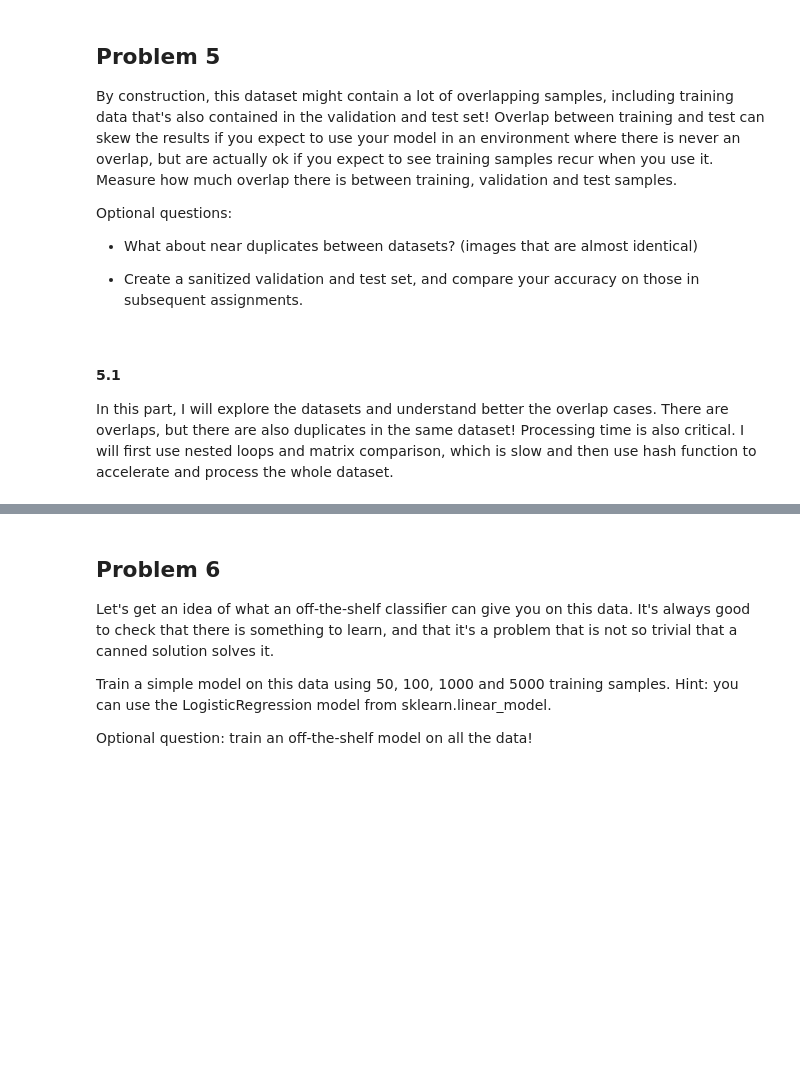
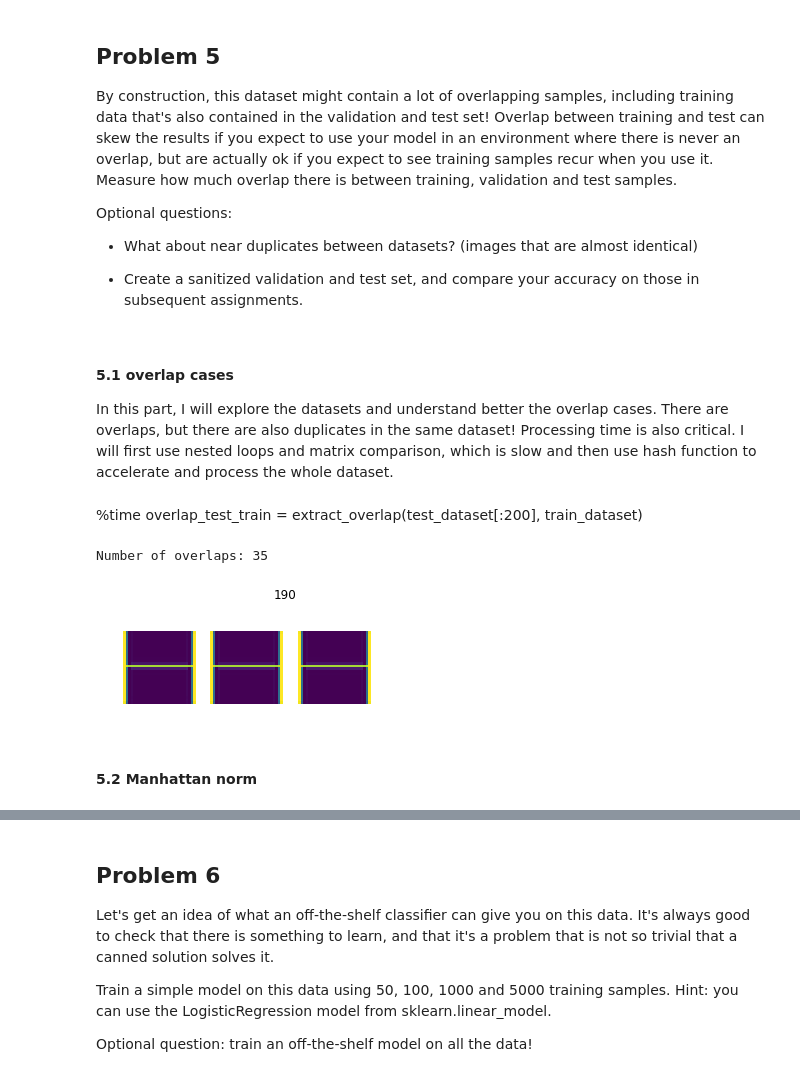
Before and after one commit to patadadeburro/deep_learning_uda730, a Jupyter notebook: assignement_1.ipynb, the cells around one changed output, grey strips where cells are left out. Cells and saved outputs as stored; diff of their text form; code cells hidden in the pictures; blank space fills up the shorter version.

```diff
--- a/assignement_1.ipynb
+++ b/assignement_1.ipynb
@@ -601,11 +603,14 @@ Optional questions:
 
 * Create a sanitized validation and test set, and compare your accuracy on those in subsequent assignments.
 # %% [markdown]
-#### 5.1
+#### 5.1 overlap cases
 In this part, I will explore the datasets and understand better the overlap cases. There are overlaps, but there are also duplicates in the same dataset! Processing time is also critical. I will first use nested loops and matrix comparison, which is slow and then use hash function to accelerate and process the whole dataset.
 # %%
 def display_overlap(overlap, source_dataset, target_dataset):
-  item = random.choice(overlap.keys())
+  ##item = random.choice(overlap.keys())
+
+  item = random.choice( list( overlap.keys() ) )
+
   imgs = np.concatenate(([source_dataset[item]], target_dataset[overlap[item][0:7]]))
   plt.suptitle(item)
   for i, img in enumerate(imgs):
@@ -622,3 +627,15 @@ def extract_overlap(dataset_1, dataset_2):
           overlap[i] = []
         overlap[i].append(j)
   return overlap
+# %% [markdown]
+%time overlap_test_train = extract_overlap(test_dataset[:200], train_dataset)
+# %%
+overlap_test_train = extract_overlap(test_dataset[:200], train_dataset)
+# %%
+print( 'Number of overlaps:', len(overlap_test_train.keys()) )
+display_overlap(overlap_test_train, test_dataset[:200], train_dataset)
+# %% [output]
+Number of overlaps: 35
+[figure, added]
+# %% [markdown]
+#### 5.2 Manhattan norm
```
Also changed, not shown: parts of 47 cells of this notebook.
